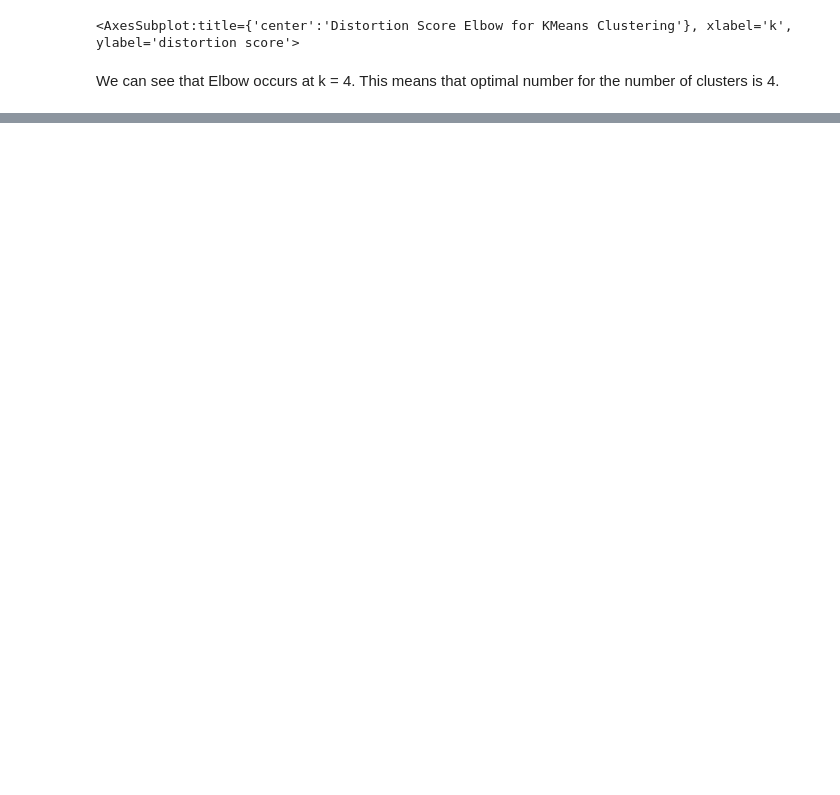
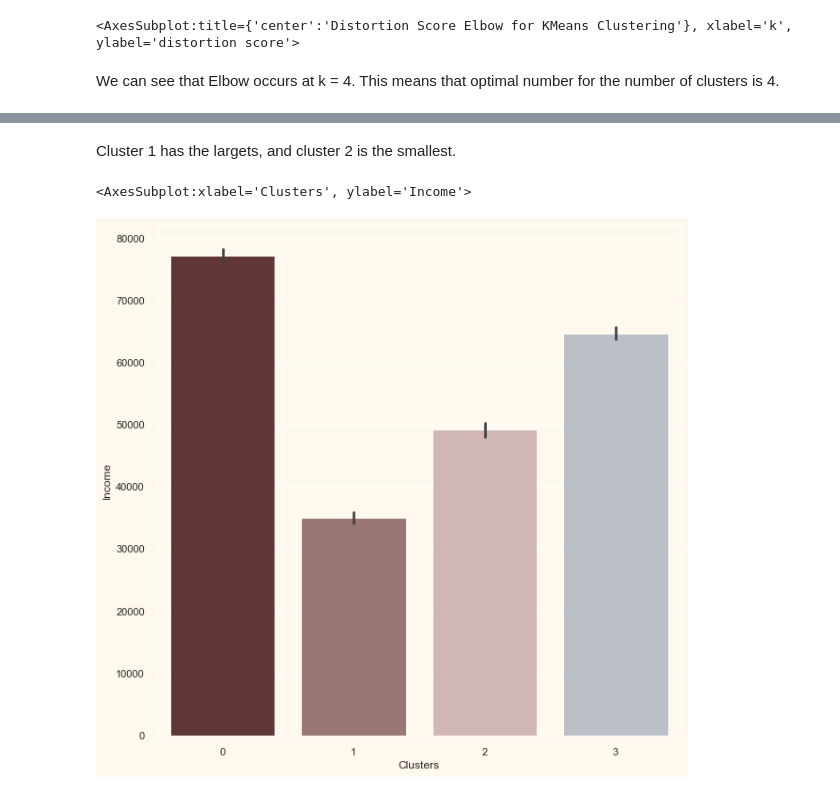
Before and after one commit to utkuozbudak/customer_personality_analysis, a Jupyter notebook: customer_analysis.ipynb, the cells around one changed output, grey strips where cells are left out. Cells and saved outputs as stored; diff of their text form; code cells hidden in the pictures; blank space fills up the shorter version.

```diff
--- a/customer_analysis.ipynb
+++ b/customer_analysis.ipynb
@@ -502,3 +490,8 @@ data['Cluster'] = y
+# %% [markdown]
+Cluster 1 has the largets, and cluster 2 is the smallest.
 # %%
-# Number of customers in each cluster
-sns.barplot(x=X['Cluster'].value_counts().index, y=X['Cluster'].value_counts(), palette=["#682F2F", "#9E726F", "#D6B2B1", "#B9C0C9", "#9F8A78", "#F3AB60"])
+# Cluster vs Income
+sns.barplot(x="Clusters", y="Income", data=data, palette=["#682F2F", "#9E726F", "#D6B2B1", "#B9C0C9"])
+# %% [output]
+<AxesSubplot:xlabel='Clusters', ylabel='Income'>
+[figure, added]
```
Also changed, not shown: parts of 30 cells of this notebook.
